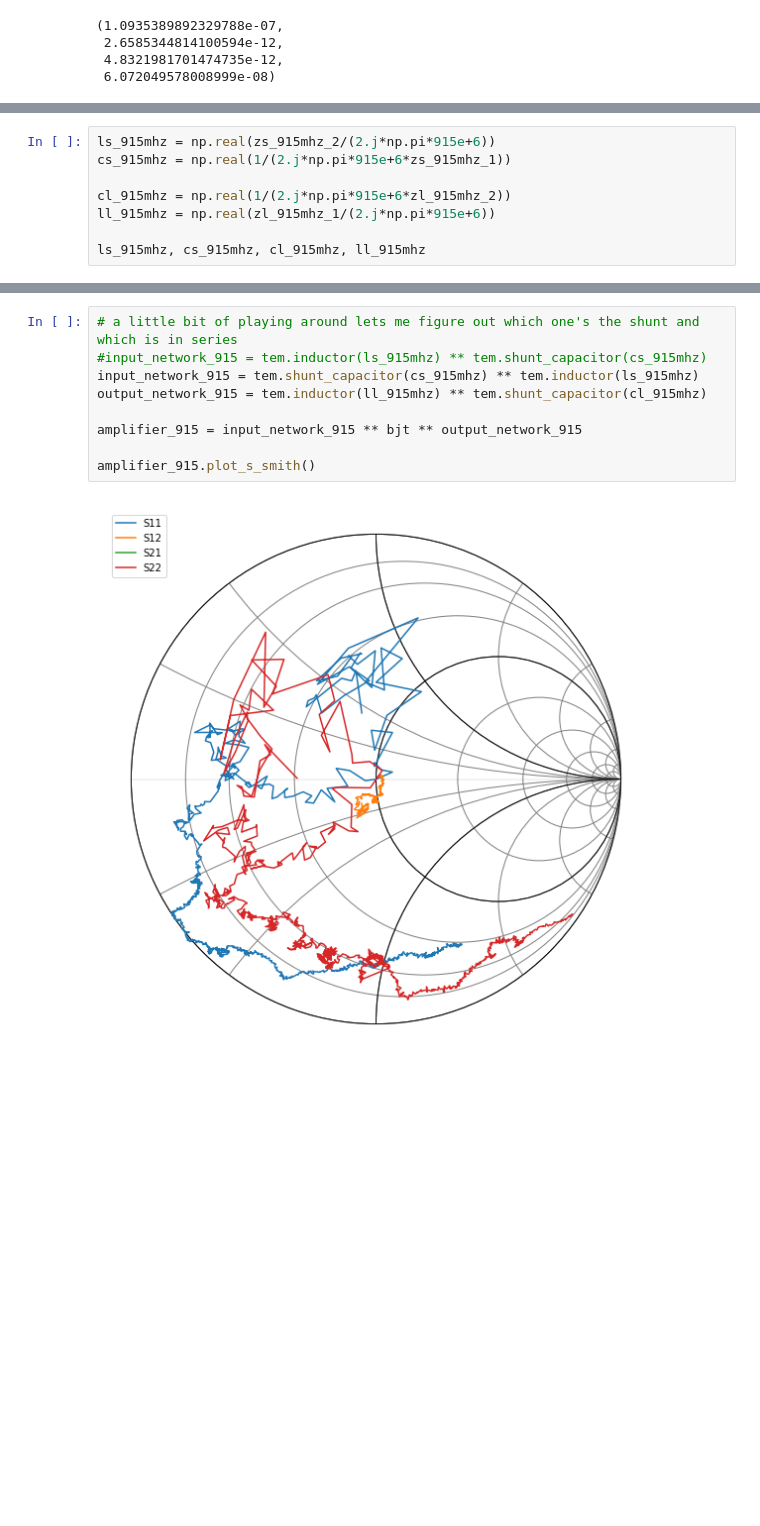
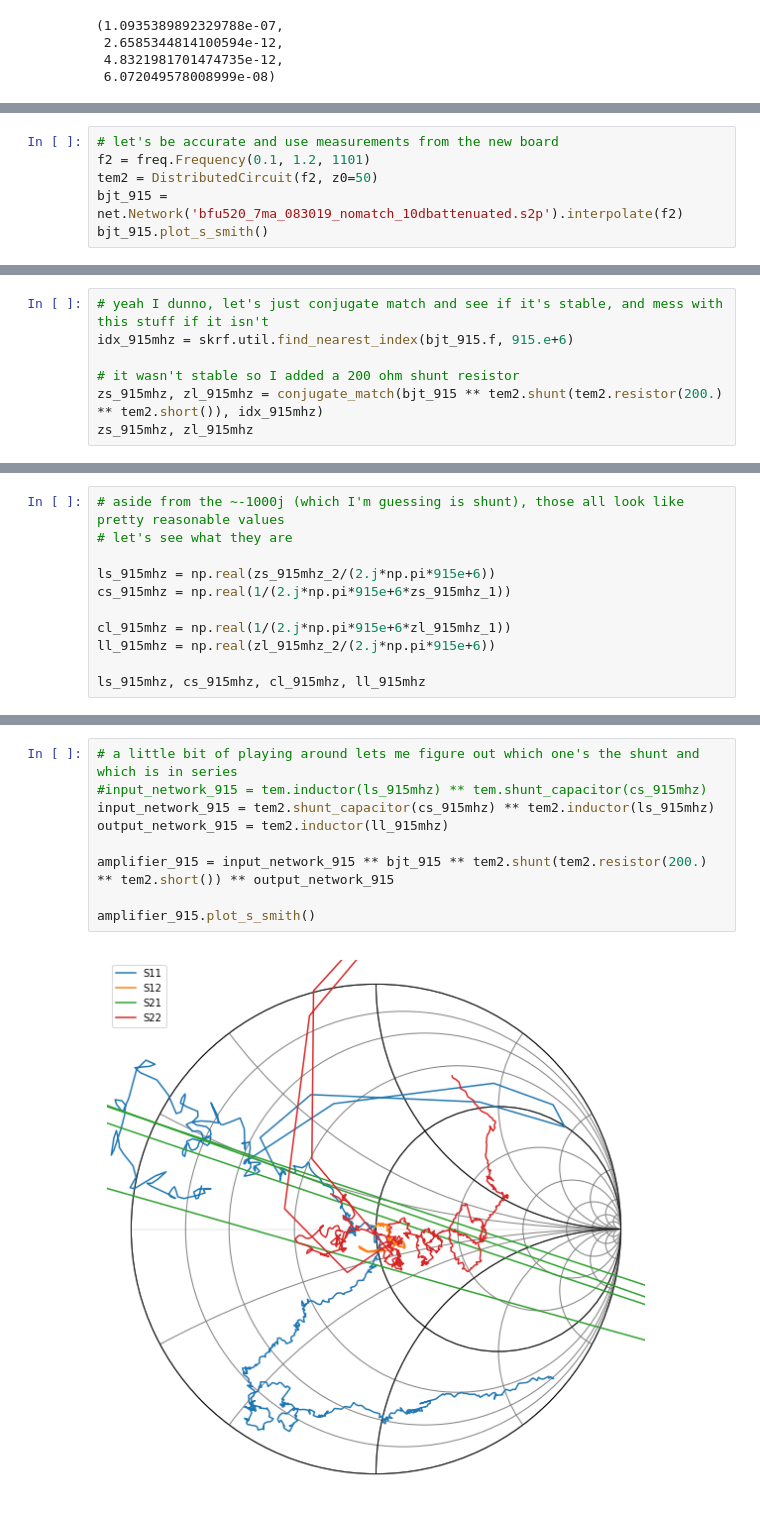
Before and after one commit to cactorium/BFU520R-amplifier, a Jupyter notebook: sim/calc-matching-networks.ipynb, the cells around one changed output, grey strips where cells are left out. Drawn from its saved outputs; the diff is of its cells as text; blank space fills up the shorter version.

Commit message:
Measure 915 MHz amplifier; seems to be pretty good

```diff
--- a/sim/calc-matching-networks.ipynb
+++ b/sim/calc-matching-networks.ipynb
@@ -213,0 +223,6 @@ zs_915mhz, zl_915mhz
+# %%
+# let's be accurate and use measurements from the new board
+f2 = freq.Frequency(0.1, 1.2, 1101)
+tem2 = DistributedCircuit(f2, z0=50)
+bjt_915 = net.Network('bfu520_7ma_083019_nomatch_10dbattenuated.s2p').interpolate(f2)
+bjt_915.plot_s_smith()
@@ -213,0 +268,7 @@ zs_915mhz, zl_915mhz
+# %%
+# yeah I dunno, let's just conjugate match and see if it's stable, and mess with this stuff if it isn't
+idx_915mhz = skrf.util.find_nearest_index(bjt_915.f, 915.e+6)
+
+# it wasn't stable so I added a 200 ohm shunt resistor
+zs_915mhz, zl_915mhz = conjugate_match(bjt_915 ** tem2.shunt(tem2.resistor(200.) ** tem2.short()), idx_915mhz)
+zs_915mhz, zl_915mhz
@@ -224,9 +312,12 @@ zs_915mhz_1, zs_915mhz_2, zl_915mhz_1, zl_915mhz_2
 # %%
+# aside from the ~-1000j (which I'm guessing is shunt), those all look like pretty reasonable values
+# let's see what they are
+
 ls_915mhz = np.real(zs_915mhz_2/(2.j*np.pi*915e+6))
 cs_915mhz = np.real(1/(2.j*np.pi*915e+6*zs_915mhz_1))
 
-cl_915mhz = np.real(1/(2.j*np.pi*915e+6*zl_915mhz_2))
-ll_915mhz = np.real(zl_915mhz_1/(2.j*np.pi*915e+6))
+cl_915mhz = np.real(1/(2.j*np.pi*915e+6*zl_915mhz_1))
+ll_915mhz = np.real(zl_915mhz_2/(2.j*np.pi*915e+6))
 
 ls_915mhz, cs_915mhz, cl_915mhz, ll_915mhz
 # %% [output]
@@ -237,11 +328,11 @@ ls_915mhz, cs_915mhz, cl_915mhz, ll_915mhz
 # %%
 # a little bit of playing around lets me figure out which one's the shunt and which is in series
 #input_network_915 = tem.inductor(ls_915mhz) ** tem.shunt_capacitor(cs_915mhz)
-input_network_915 = tem.shunt_capacitor(cs_915mhz) ** tem.inductor(ls_915mhz)
-output_network_915 = tem.inductor(ll_915mhz) ** tem.shunt_capacitor(cl_915mhz)
+input_network_915 = tem2.shunt_capacitor(cs_915mhz) ** tem2.inductor(ls_915mhz)
+output_network_915 = tem2.inductor(ll_915mhz)
 
-amplifier_915 = input_network_915 ** bjt ** output_network_915
+amplifier_915 = input_network_915 ** bjt_915 ** tem2.shunt(tem2.resistor(200.) ** tem2.short()) ** output_network_915
 
 amplifier_915.plot_s_smith()
 # %% [output]
-[figure, old version]
+[figure, new version]
```
Also changed, not shown: parts of 21 cells of this notebook, 1 other file.
